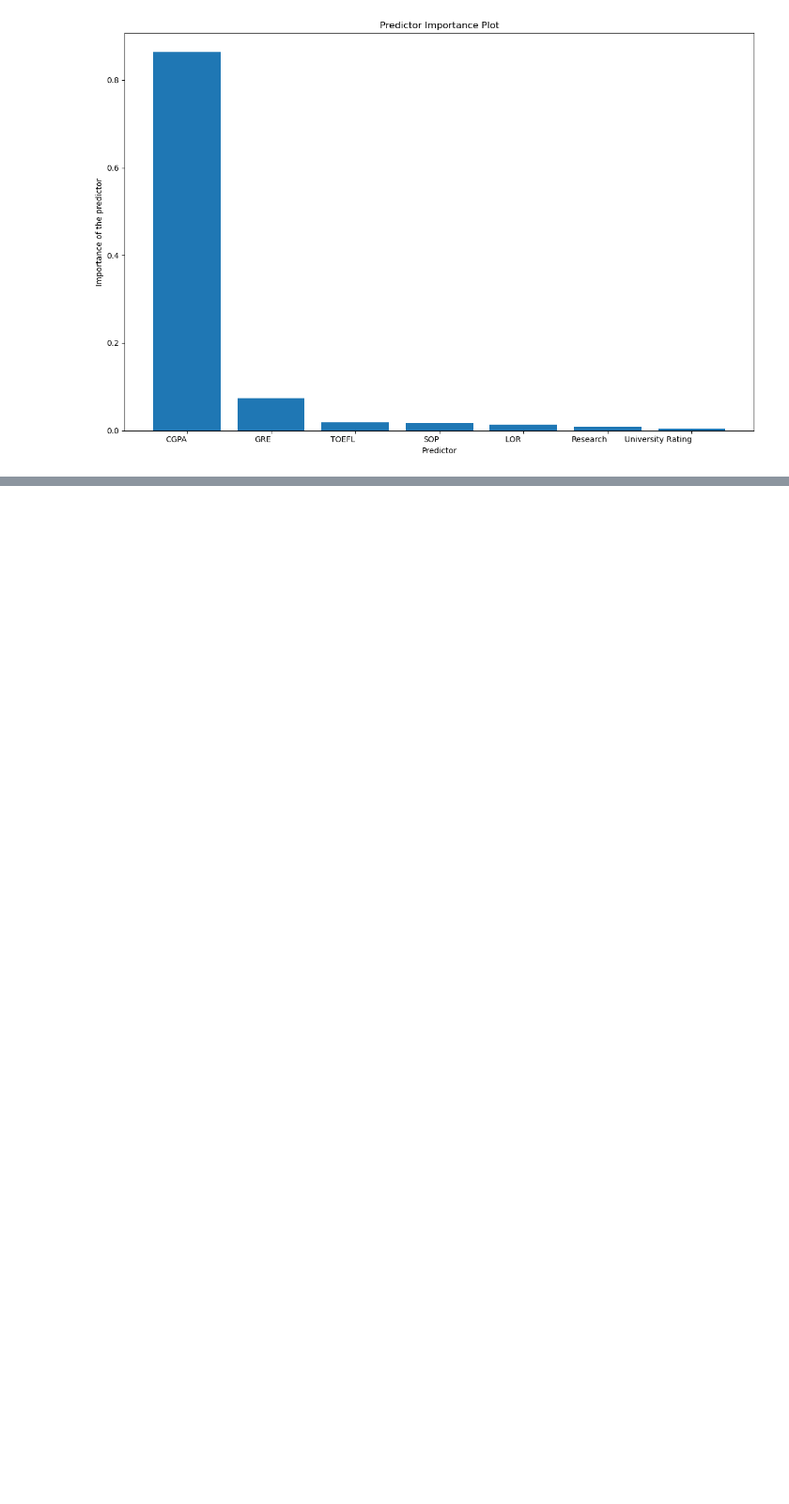
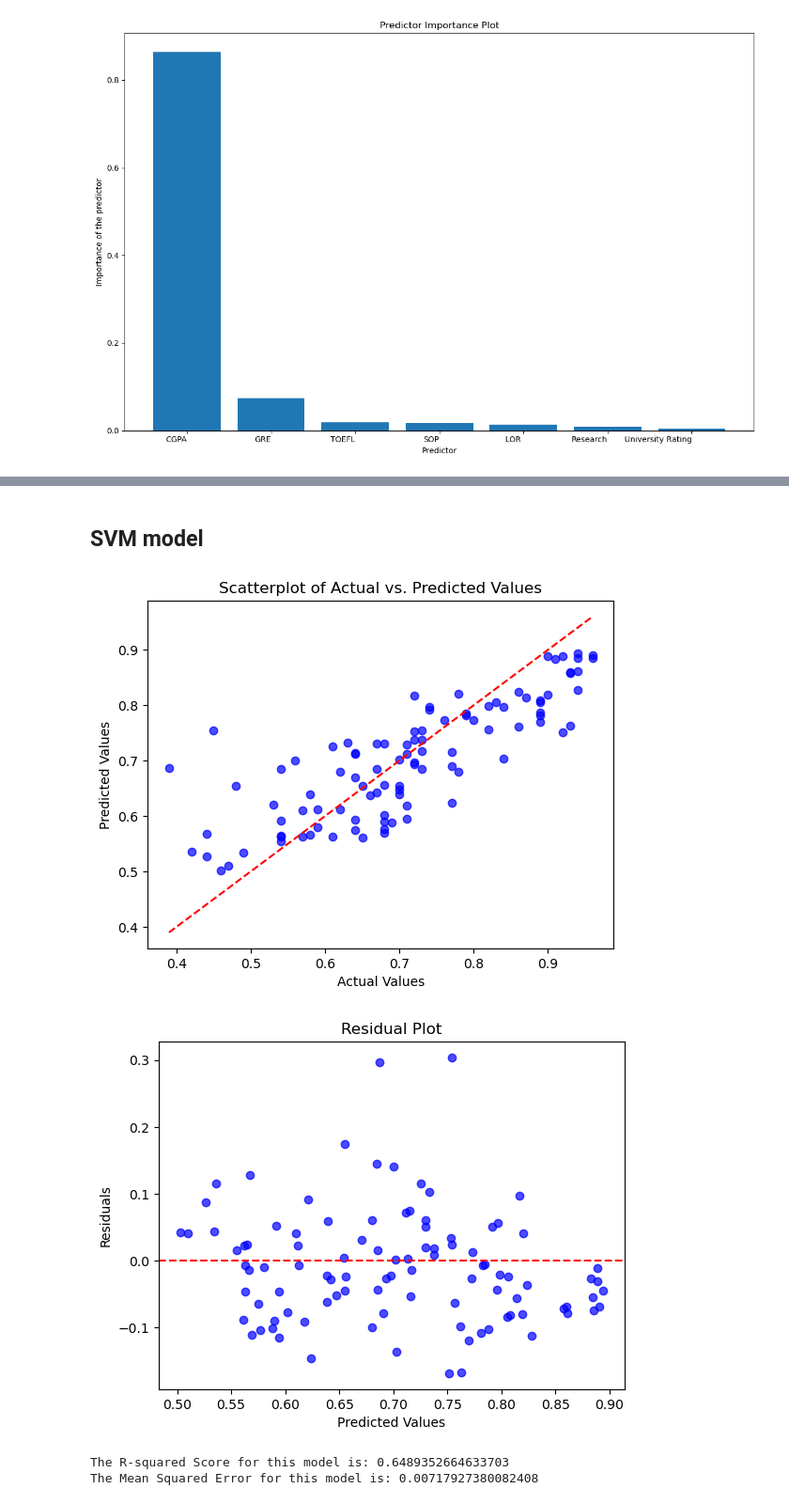
Before and after one commit to anly512/5300-project-group-26, a Jupyter notebook: code.ipynb, the cells around one changed output, grey strips where cells are left out. Shown at 94% size. Saved outputs shown, nothing was run; the diff lists cells and outputs as text; code cells hidden in the pictures; blank space fills up the shorter version.

```diff
--- a/code.ipynb
+++ b/code.ipynb
@@ -237,0 +336,12 @@ The R-squared score and the mean squared error of this model are:
+# %% [markdown]
+## SVM model
+# %%
+param = {'kernel': 'rbf', 'C': 1.0, 'epsilon': 0.1}
+model = Regressor(param)
+model.fit(X_train, y_train, 'svm')
+model.tune(X_train, y_train, X_val, y_val, 'svm')
+# %% [output]
+[figure, added]
+[figure, added]
+The R-squared Score for this model is: 0.6489352664633703
+The Mean Squared Error for this model is: 0.00717927380082408
```
Also changed, not shown: parts of 7 cells of this notebook.
